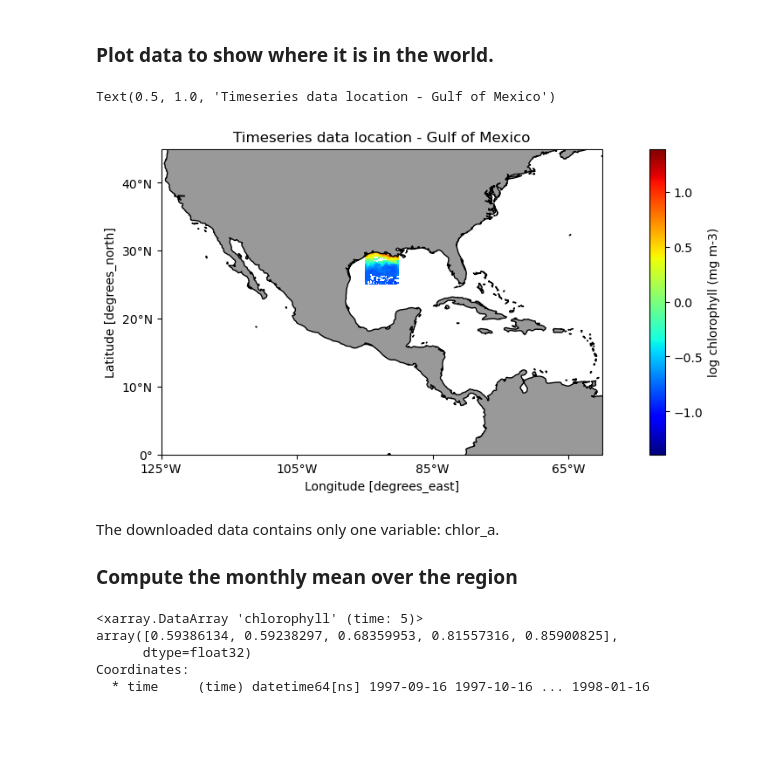
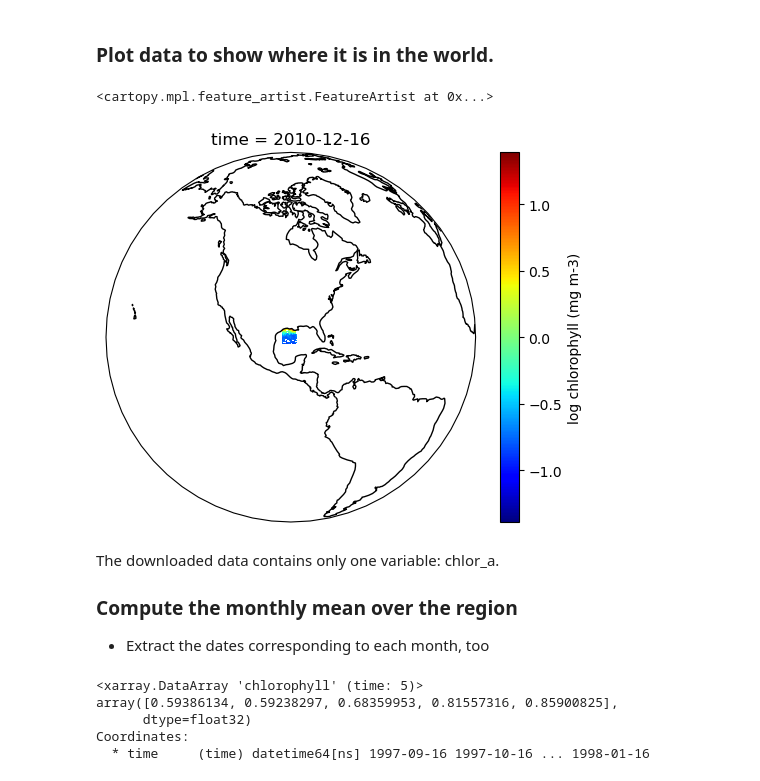
Before and after one commit to coastwatch-training/CoastWatch-Tutorials, a Jupyter notebook: compare-sensor-data/Python/timeseries_compare_sensors.ipynb, the cells around one changed output. Cells and saved outputs as stored; diff of their text form; code cells hidden in the pictures; blank space fills up the shorter version.

```diff
--- a/compare-sensor-data/Python/timeseries_compare_sensors.ipynb
+++ b/compare-sensor-data/Python/timeseries_compare_sensors.ipynb
@@ -154,51 +150,26 @@ Attributes:
     valid_min:        0.001
 # %% [markdown]
 ### Plot data to show where it is in the world.
-# %%
-import matplotlib.pyplot as plt
-import matplotlib as mpl
-import cartopy.crs as ccrs
-import cartopy.feature as cfeature
-from cartopy.mpl.ticker import LongitudeFormatter, LatitudeFormatter
-import numpy as np
-
-plt.figure(figsize=(14, 10))
-
-# Label axes of a Plate Carree projection with a central longitude of 180:
-ax1 = plt.subplot(211, projection=ccrs.PlateCarree(central_longitude=180))
-
-# Use the lon and lat ranges to set the extent of the map
-ax1.set_extent([240, 300, 5, 45], ccrs.PlateCarree())
-
-# set the tick marks to be slightly inside the map extents
-ax1.set_xticks(range(235, 305, 20), crs=ccrs.PlateCarree())
-ax1.set_yticks(range(0, 50, 10), crs=ccrs.PlateCarree())
-
-# add feature to the map
-ax1.add_feature(cfeature.LAND, facecolor='0.6')
-ax1.coastlines()
-
-# format the lat and lon axis labels
-lon_formatter = LongitudeFormatter(zero_direction_label=True)
-lat_formatter = LatitudeFormatter()
-ax1.xaxis.set_major_formatter(lon_formatter)
-ax1.yaxis.set_major_formatter(lat_formatter)
-
-np.log10(sw_subset[-1]).plot.pcolormesh(ax=ax1,
-                                        transform=ccrs.PlateCarree(),
-                                        cmap='jet',
-                                        cbar_kwargs={'label': "log chlorophyll (mg m-3)"})
-#ax.coastlines()
-plt.title('Timeseries data location - Gulf of Mexico')
-
-#plt.savefig('cartopy_example.png')
-# %% [output]
-Text(0.5, 1.0, 'Timeseries data location - Gulf of Mexico')
-[figure, removed]
+# %%
+import cartopy.crs as ccrs
+
+
+ax = plt.axes(projection=ccrs.Orthographic(-92, 27))
+ax.set_global()
+np.log10(sw_subset[-1]).plot.pcolormesh(ax=ax,
+                                        transform=ccrs.PlateCarree(),
+                                        cbar_kwargs={'label': "log chlorophyll (mg m-3)"},
+                                        cmap="jet")
+
+ax.coastlines()
+# %% [output]
+<cartopy.mpl.feature_artist.FeatureArtist at 0x...>
+[figure, added]
 # %% [markdown]
 The downloaded data contains only one variable: chlor_a.
 
 ### Compute the monthly mean over the region
+* Extract the dates corresponding to each month, too
 # %%
 swAVG = sw_subset.mean(dim=['latitude','longitude'])
 swAVG.head()
```
Also changed, not shown: parts of 17 cells of this notebook, 8 other files.
